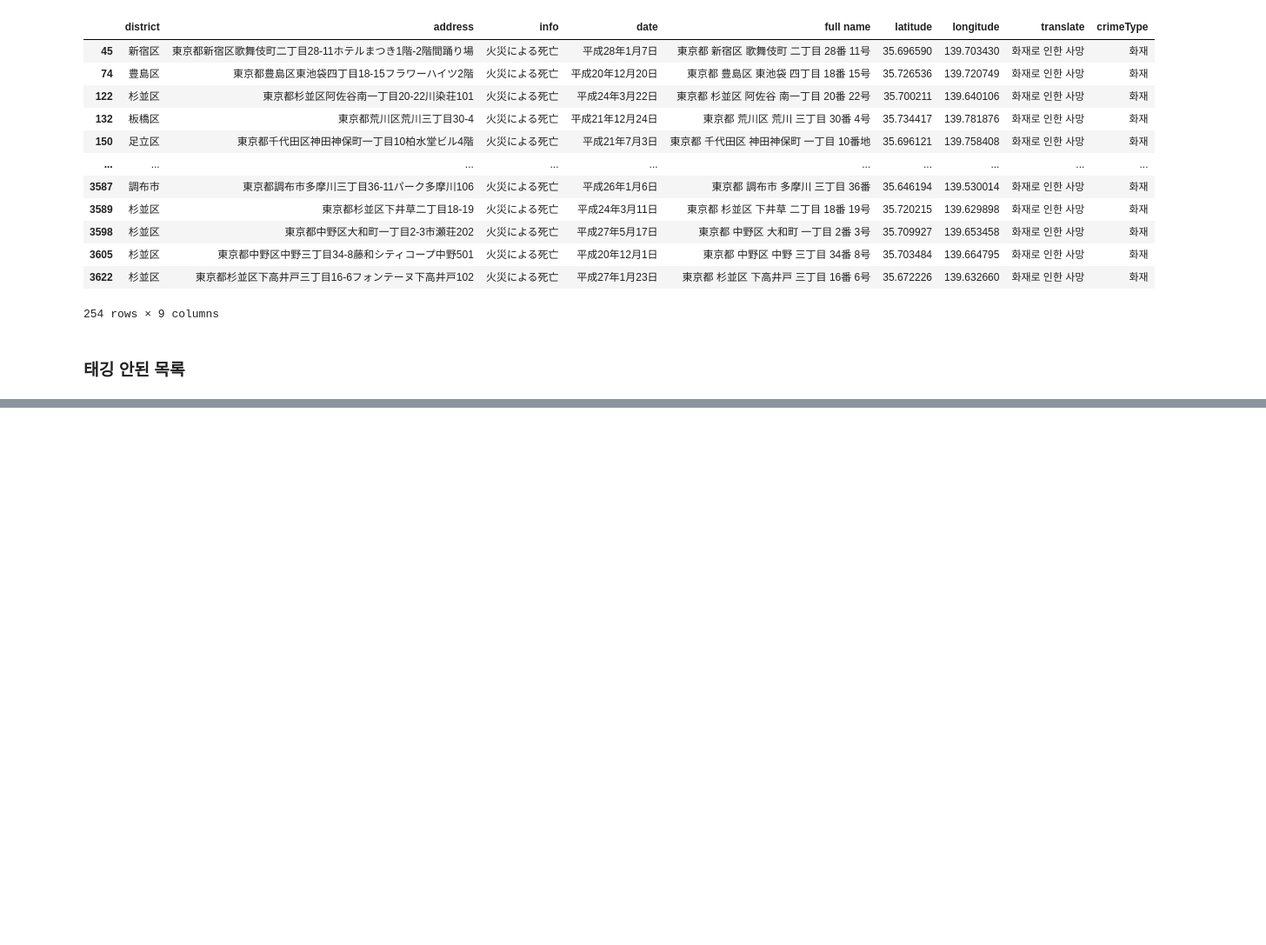
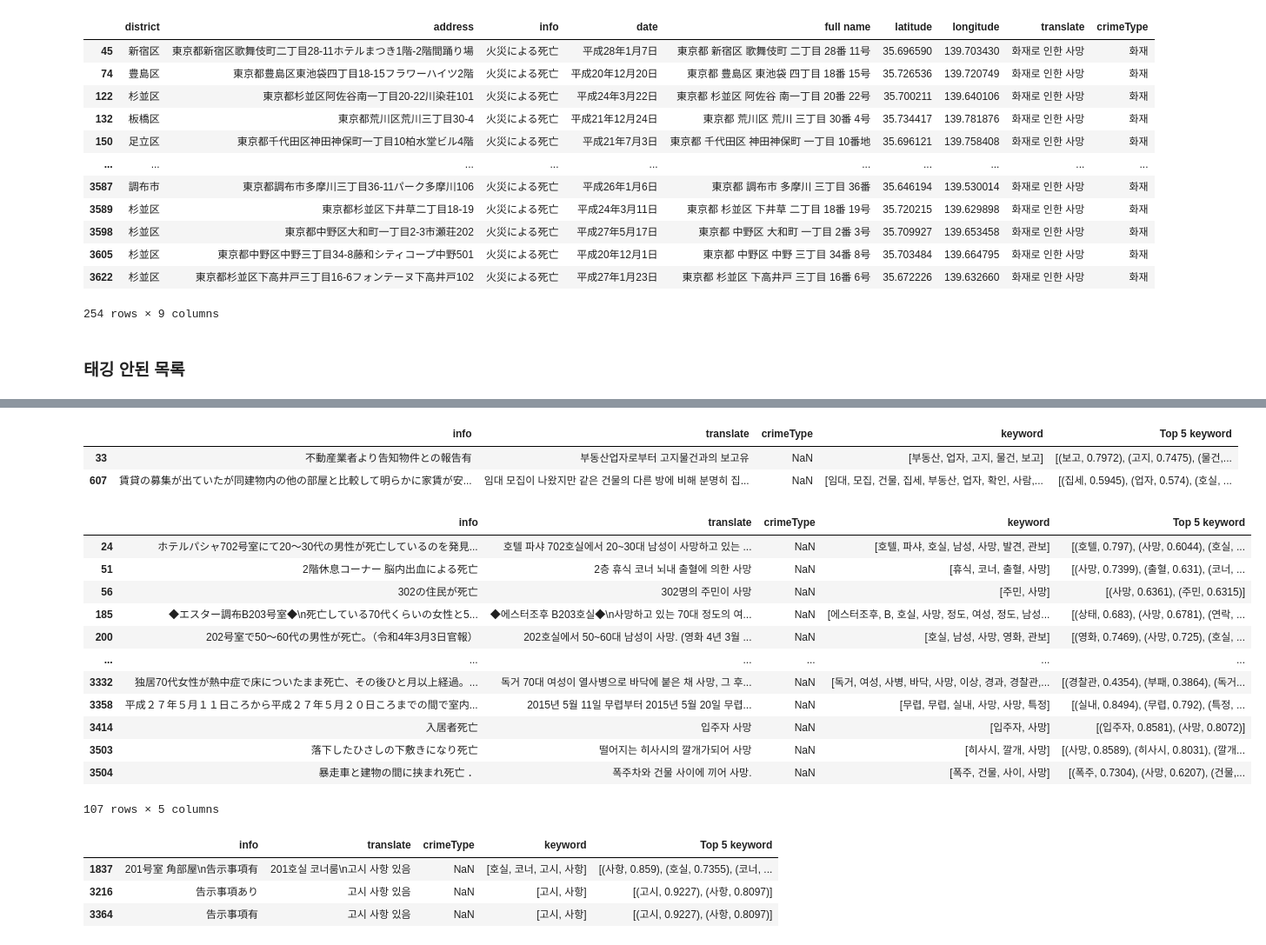
Before and after one commit to zinnie1025/AirbnbWise, a Jupyter notebook: Dataset_Processing/yunyoung/oshima_data_tagging.ipynb, the cells around one changed output, grey strips where cells are left out. Shown: that part at 87% size. Saved outputs shown, nothing was run; the diff lists cells and outputs as text; code cells hidden in the pictures; blank space fills up the shorter version.

```diff
--- a/Dataset_Processing/yunyoung/oshima_data_tagging.ipynb
+++ b/Dataset_Processing/yunyoung/oshima_data_tagging.ipynb
@@ -682,0 +712,16 @@ set(list(crime_na_info))
+# %%
+def noun_extractor(text):
+    results = []
+    result = kiwi.analyze(text)
+    for token, pos, _, _ in result[0][0]:
+        if len(token) != 1 and pos.startswith('N') or pos.startswith('SL'):
+            results.append(token)
+    return results
+# %%
+def get_topN_keyword(keyword):
+  text = ' '.join(keyword)
+  keywords = kw_model.extract_keywords(text, keyphrase_ngram_range=(1, 1), stop_words=None, top_n=5)
+  return keywords
+# %%
+crime_na_df['keyword'] = crime_na_df['translate'].map(noun_extractor)
+crime_na_df
@@ -682,0 +742,3 @@ set(list(crime_na_info))
+# %%
+crime_na_df['Top 5 keyword'] = crime_na_df['keyword'].map(get_topN_keyword)
+crime_na_df.head(10)
@@ -682,0 +757,32 @@ set(list(crime_na_info))
+# %%
+filtered_df = crime_na_df[crime_na_df['keyword']
+filtered_df
+# %% [output]
+|  | info | translate | crimeType | keyword | Top 5 keyword |
+| 33 | 不動産業者より告知物件との報告有 | 부동산업자로부터 고지물건과의 보고유 | NaN | [부동산, 업자, 고지, 물건, 보고] | [(보고, 0.7972), (고지, 0.7475), (물건,... |
+| 607 | 賃貸の募集が出ていたが同建物内の他の部屋と比較して明らかに家賃が安... | 임대 모집이 나왔지만 같은 건물의 다른 방에 비해 분명히 집... | NaN | [임대, 모집, 건물, 집세, 부동산, 업자, 확인, 사람,... | [(집세, 0.5945), (업자, 0.574), (호실, ... |
+# %%
+filtered_df = crime_na_df[crime_na_df['keyword'].apply(lambda x: '사망' in x)]
+filtered_df
+# %% [output]
+|  | info | translate | crimeType | keyword | Top 5 keyword |
+| 24 | ホテルパシャ702号室にて20～30代の男性が死亡しているのを発見... | 호텔 파샤 702호실에서 20~30대 남성이 사망하고 있는 ... | NaN | [호텔, 파샤, 호실, 남성, 사망, 발견, 관보] | [(호텔, 0.797), (사망, 0.6044), (호실, ... |
+| 51 | 2階休息コーナー 脳内出血による死亡 | 2층 휴식 코너 뇌내 출혈에 의한 사망 | NaN | [휴식, 코너, 출혈, 사망] | [(사망, 0.7399), (출혈, 0.631), (코너, ... |
+| 56 | 302の住民が死亡 | 302명의 주민이 사망 | NaN | [주민, 사망] | [(사망, 0.6361), (주민, 0.6315)] |
+| 185 | ◆エスター調布B203号室◆\n死亡している70代くらいの女性と5... | ◆에스터조후 B203호실◆\n사망하고 있는 70대 정도의 여... | NaN | [에스터조후, B, 호실, 사망, 정도, 여성, 정도, 남성... | [(상태, 0.683), (사망, 0.6781), (연락, ... |
+| 200 | 202号室で50～60代の男性が死亡。（令和4年3月3日官報） | 202호실에서 50~60대 남성이 사망. (영화 4년 3월 ... | NaN | [호실, 남성, 사망, 영화, 관보] | [(영화, 0.7469), (사망, 0.725), (호실, ... |
+| ... | ... | ... | ... | ... | ... |
+| 3332 | 独居70代女性が熱中症で床についたまま死亡、その後ひと月以上経過。... | 독거 70대 여성이 열사병으로 바닥에 붙은 채 사망, 그 후... | NaN | [독거, 여성, 사병, 바닥, 사망, 이상, 경과, 경찰관,... | [(경찰관, 0.4354), (부패, 0.3864), (독거... |
+| 3358 | 平成２７年５月１１日ころから平成２７年５月２０日ころまでの間で室内... | 2015년 5월 11일 무렵부터 2015년 5월 20일 무렵... | NaN | [무렵, 무렵, 실내, 사망, 사망, 특정] | [(실내, 0.8494), (무렵, 0.792), (특정, ... |
+| 3414 | 入居者死亡 | 입주자 사망 | NaN | [입주자, 사망] | [(입주자, 0.8581), (사망, 0.8072)] |
+| 3503 | 落下したひさしの下敷きになり死亡 | 떨어지는 히사시의 깔개가되어 사망 | NaN | [히사시, 깔개, 사망] | [(사망, 0.8589), (히사시, 0.8031), (깔개... |
+| 3504 | 暴走車と建物の間に挟まれ死亡 ． | 폭주차와 건물 사이에 끼어 사망. | NaN | [폭주, 건물, 사이, 사망] | [(폭주, 0.7304), (사망, 0.6207), (건물,... |
+107 rows × 5 columns
+# %%
+filtered_df = crime_na_df[crime_na_df['info'].apply(lambda x: '告示事' in x)]
+filtered_df
+# %% [output]
+|  | info | translate | crimeType | keyword | Top 5 keyword |
+| 1837 | 201号室 角部屋\n告示事項有 | 201호실 코너룸\n고시 사항 있음 | NaN | [호실, 코너, 고시, 사항] | [(사항, 0.859), (호실, 0.7355), (코너, ... |
+| 3216 | 告示事項あり | 고시 사항 있음 | NaN | [고시, 사항] | [(고시, 0.9227), (사항, 0.8097)] |
+| 3364 | 告示事項有 | 고시 사항 있음 | NaN | [고시, 사항] | [(고시, 0.9227), (사항, 0.8097)] |
```
Also changed, not shown: parts of 20 cells of this notebook.
